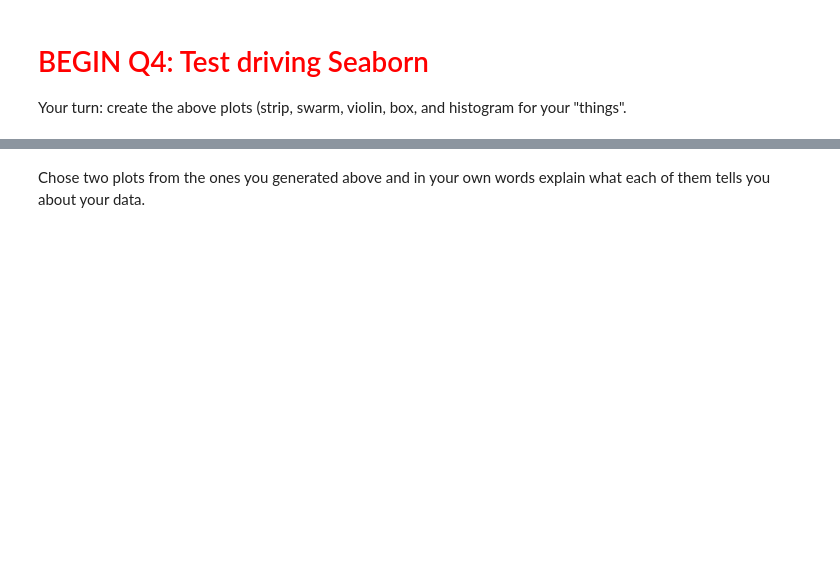
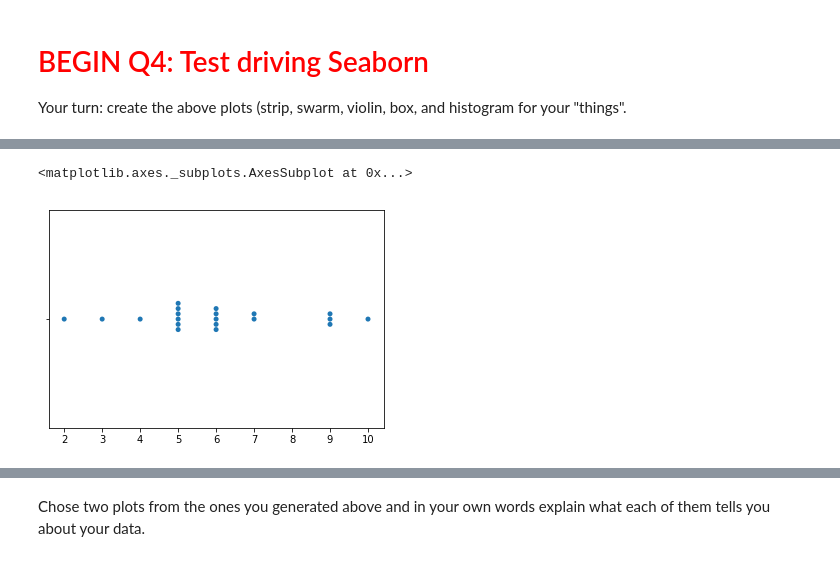
Before and after one commit to tengdann/si618, a Jupyter notebook: 618_04_data_analysis_I.ipynb, the cells around one changed output, grey strips where cells are left out. Drawn from its saved outputs; the diff is of its cells as text; code cells hidden in the pictures; blank space fills up the shorter version.

```diff
--- a/618_04_data_analysis_I.ipynb
+++ b/618_04_data_analysis_I.ipynb
@@ -551,0 +917,5 @@ import matplotlib.pyplot as plt # in case we want to manipulate the underlying m
+# %%
+sns.swarmplot(x = things)
+# %% [output]
+<matplotlib.axes._subplots.AxesSubplot at 0x...>
+[figure, added]
```
Also changed, not shown: parts of 94 cells of this notebook.
